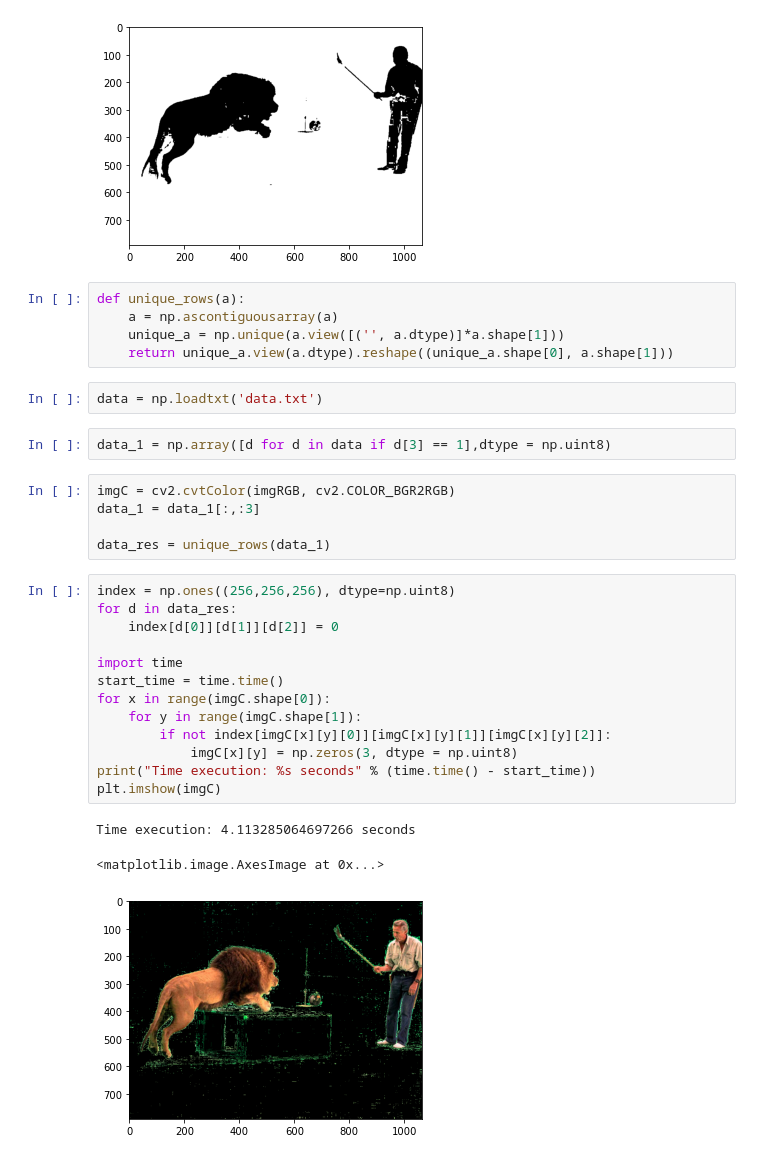
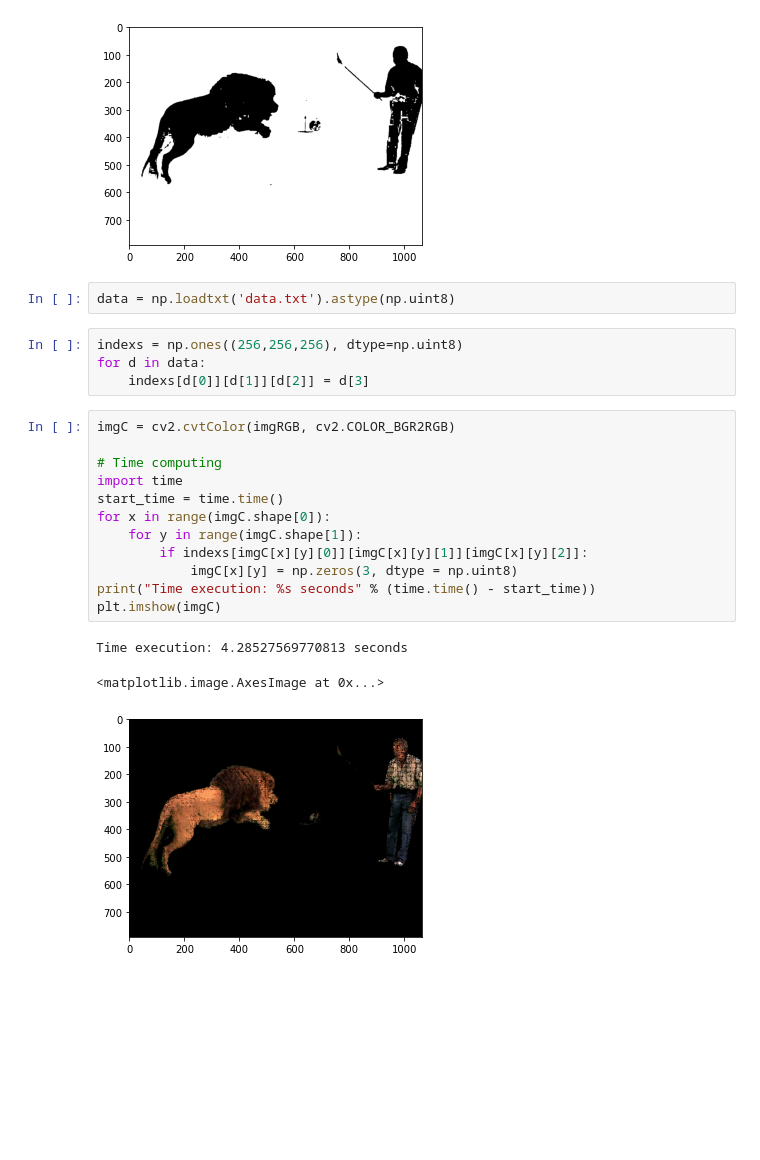
Before and after one commit to badungphan99/Digital-Image-Processing, a Jupyter notebook: Lab01/Lab01.ipynb, the cells around one changed output. Saved outputs shown, nothing was run; the diff lists cells and outputs as text; blank space fills up the shorter version.

```diff
--- a/Lab01/Lab01.ipynb
+++ b/Lab01/Lab01.ipynb
@@ -27,34 +27,25 @@ plt.imshow(src, cmap = 'gray')
 # %% [output]
 <matplotlib.image.AxesImage at 0x...>
 [figure]
-# %%
-def unique_rows(a):
-    a = np.ascontiguousarray(a)
-    unique_a = np.unique(a.view([('', a.dtype)]*a.shape[1]))
-    return unique_a.view(a.dtype).reshape((unique_a.shape[0], a.shape[1]))
 # %%
-data = np.loadtxt('data.txt')
+data = np.loadtxt('data.txt').astype(np.uint8)
-# %%
-data_1 = np.array([d for d in data if d[3] == 1],dtype = np.uint8)
-# %%
-imgC = cv2.cvtColor(imgRGB, cv2.COLOR_BGR2RGB)
-data_1 = data_1[:,:3]
-
-data_res = unique_rows(data_1)
+# %%
+indexs = np.ones((256,256,256), dtype=np.uint8)
+for d in data:
+    indexs[d[0]][d[1]][d[2]] = d[3]
 # %%
-index = np.ones((256,256,256), dtype=np.uint8)
-for d in data_res:
-    index[d[0]][d[1]][d[2]] = 0
+imgC = cv2.cvtColor(imgRGB, cv2.COLOR_BGR2RGB)
 
+# Time computing
 import time
 start_time = time.time()
 for x in range(imgC.shape[0]):
     for y in range(imgC.shape[1]):
-        if not index[imgC[x][y][0]][imgC[x][y][1]][imgC[x][y][2]]:
+        if indexs[imgC[x][y][0]][imgC[x][y][1]][imgC[x][y][2]]:
             imgC[x][y] = np.zeros(3, dtype = np.uint8)
 print("Time execution: %s seconds" % (time.time() - start_time))
 plt.imshow(imgC)
 # %% [output]
-Time execution: 4.113285064697266 seconds
+Time execution: 4.28527569770813 seconds
 <matplotlib.image.AxesImage at 0x...>
-[figure, old version]
+[figure, new version]
```
